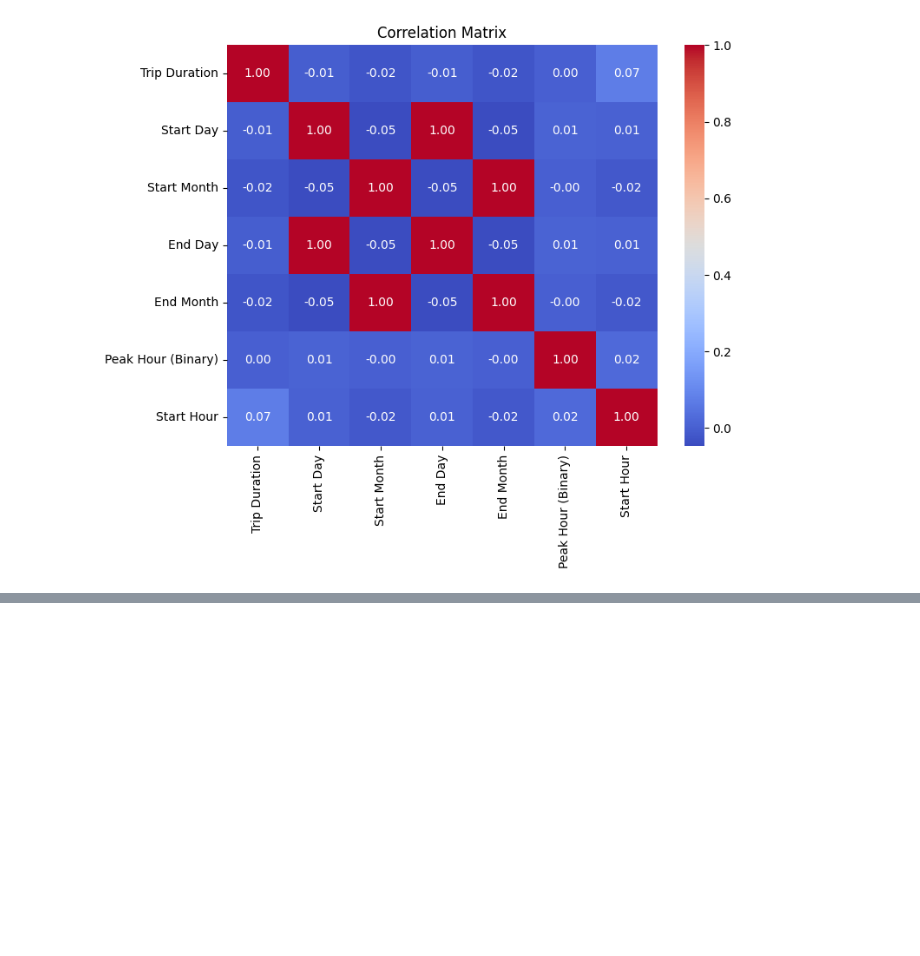
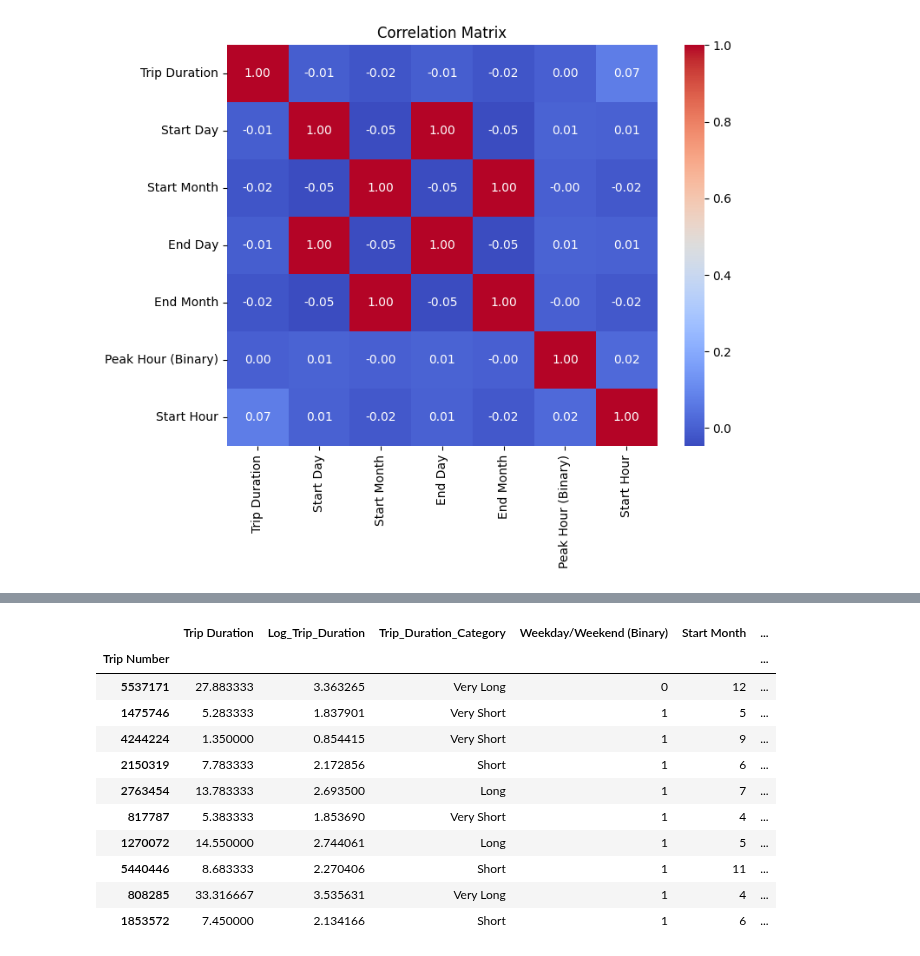
Before and after one commit to ziadharmanani/INF1340-Ridership-Analysis, a Jupyter notebook: rideshare_cleaning.ipynb, the cells around one changed output, grey strips where cells are left out. Saved outputs shown, nothing was run; the diff lists cells and outputs as text; code cells hidden in the pictures; blank space fills up the shorter version.

```diff
--- a/rideshare_cleaning.ipynb
+++ b/rideshare_cleaning.ipynb
@@ -909,0 +922,36 @@ disp.plot(cmap = 'Blues')
+# %%
+df_duration = df_diagnostic.copy()
+
+#df_duration = df_duration[df_duration['Trip Duration'] > 0] # Remove trips that have a duration of 0
+#df_duration = df_duration[df_duration['Trip Duration'] < 14400] # Remove trips that exceed 4 hours
+
+# Remove outliers
+upper_limit = df_duration['Trip Duration'].quantile(0.99)
+df_duration = df_duration[df_duration['Trip Duration'] <= upper_limit]
+
+# Log transform duration
+df_duration['Log_Trip_Duration'] = np.log1p(df_duration['Trip Duration'])
+
+bins = [0, 300, 900, 1800, 14400]
+labels = ['Very Short', 'Short', 'Medium', 'Long', 'Very Long']
+df_duration['Trip_Duration_Category'] = pd.qcut(df_duration['Trip Duration'], q = 5, labels  =labels)
+
+columns_kept = ['Trip Duration', 'Log_Trip_Duration', 'Trip_Duration_Category', 'Weekday/Weekend (Binary)',
+                'Start Month', 'Start Day', 'Peak Hour (Binary)']
+
+df_duration = df_duration[columns_kept]
+
+df_duration.sample(10)
+# %% [output]
+|  | Trip Duration | Log_Trip_Duration | Trip_Duration_Category | Weekday/Weekend (Binary) | Start Month | ... |
+| Trip Number |  |  |  |  |  | ... |
+| 5537171 | 27.883333 | 3.363265 | Very Long | 0 | 12 | ... |
+| 1475746 | 5.283333 | 1.837901 | Very Short | 1 | 5 | ... |
+| 4244224 | 1.350000 | 0.854415 | Very Short | 1 | 9 | ... |
+| 2150319 | 7.783333 | 2.172856 | Short | 1 | 6 | ... |
+| 2763454 | 13.783333 | 2.693500 | Long | 1 | 7 | ... |
+| 817787 | 5.383333 | 1.853690 | Very Short | 1 | 4 | ... |
+| 1270072 | 14.550000 | 2.744061 | Long | 1 | 5 | ... |
+| 5440446 | 8.683333 | 2.270406 | Short | 1 | 11 | ... |
+| 808285 | 33.316667 | 3.535631 | Very Long | 1 | 4 | ... |
+| 1853572 | 7.450000 | 2.134166 | Short | 1 | 6 | ... |
```
Also changed, not shown: parts of 22 cells of this notebook.
